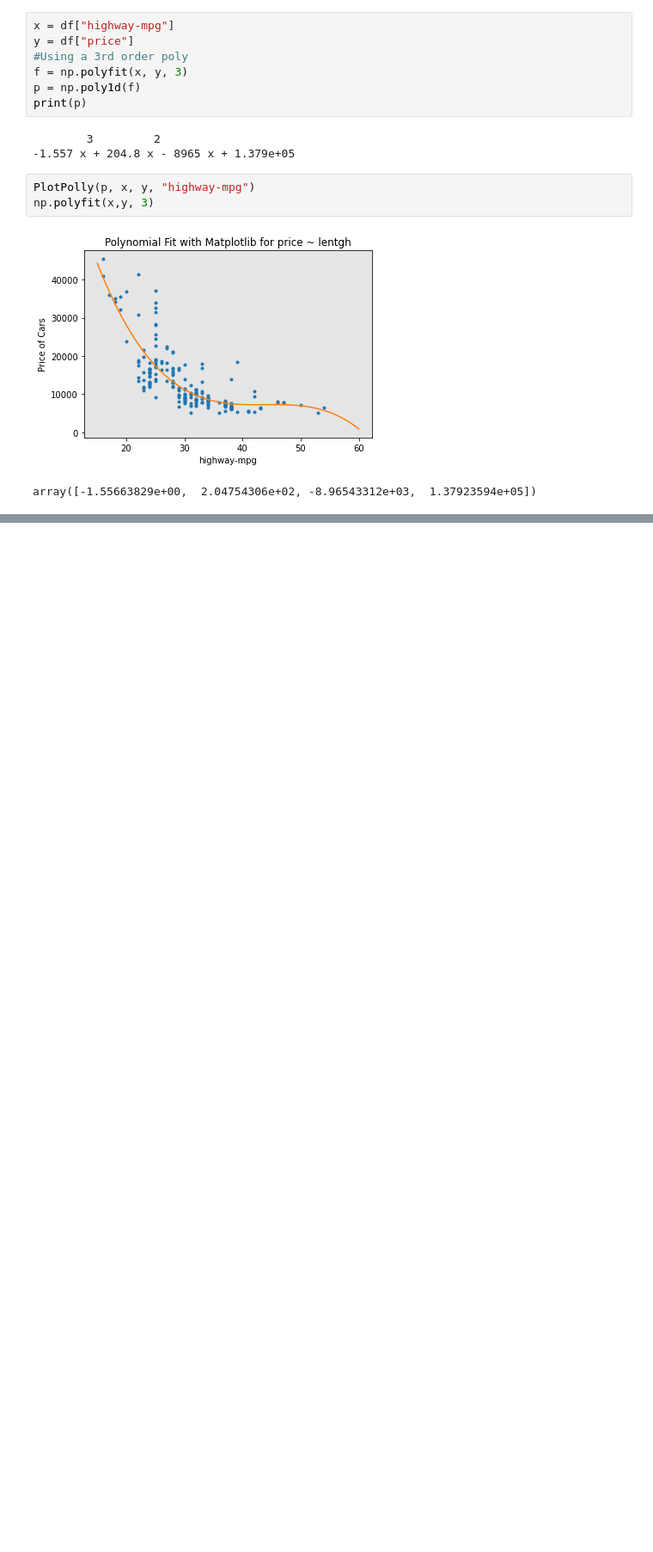
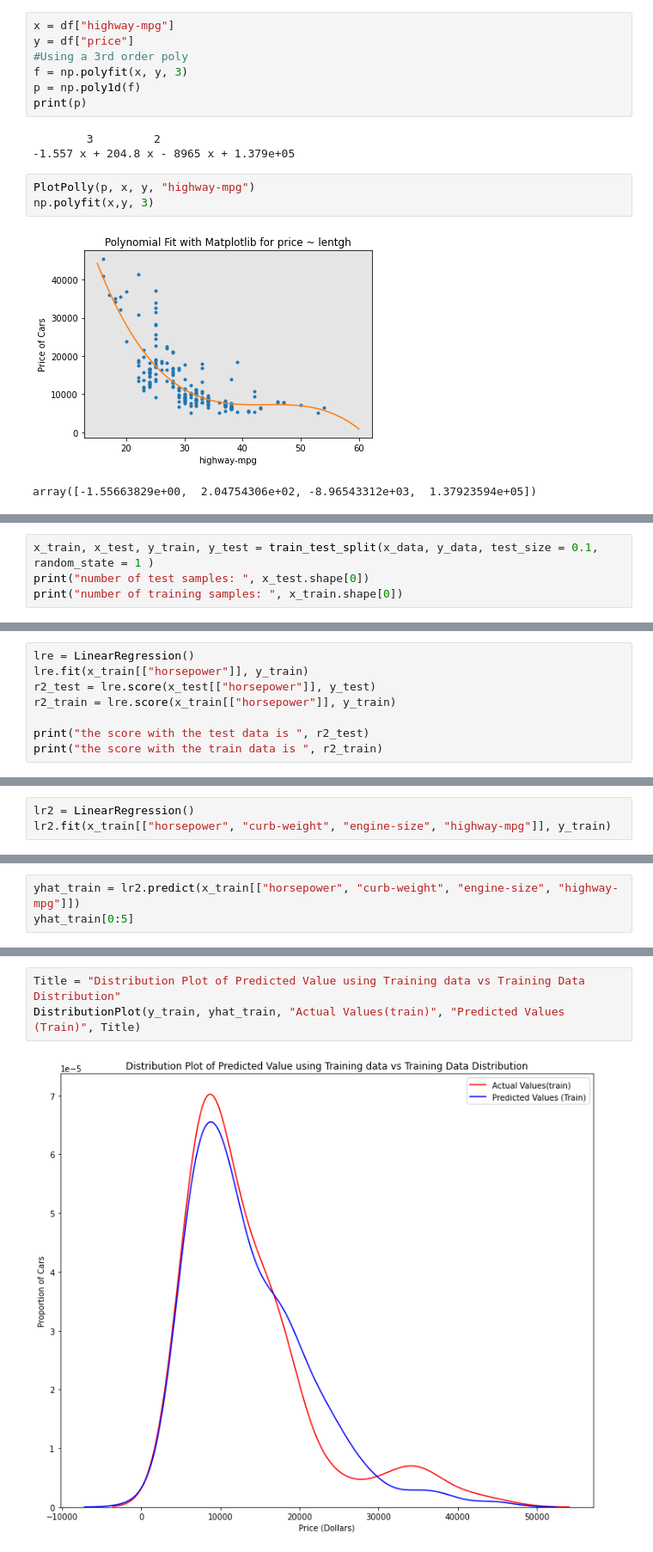
Before and after one commit to rodolphojung/Data-Science-and-Analytics, a Jupyter notebook: exploratory-data-analysis-correlating-car-prices.ipynb, the cells around one changed output, grey strips where cells are left out. Shown: that part at 86% size. Drawn from its saved outputs; the diff is of its cells as text; blank space fills up the shorter version.

Commit message:
Kaggle Notebook | Exploratory Data Analysis - Correlating Car Prices | Version 3

```diff
--- a/exploratory-data-analysis-correlating-car-prices.ipynb
+++ b/exploratory-data-analysis-correlating-car-prices.ipynb
@@ -459,0 +529,4 @@ array([-1.55663829e+00,  2.04754306e+02, -8.96543312e+03,  1.37923594e+05])
+# %%
+x_train, x_test, y_train, y_test = train_test_split(x_data, y_data, test_size = 0.1, random_state = 1 )
+print("number of test samples: ", x_test.shape[0])
+print("number of training samples: ", x_train.shape[0])
@@ -459,0 +538,8 @@ array([-1.55663829e+00,  2.04754306e+02, -8.96543312e+03,  1.37923594e+05])
+# %%
+lre = LinearRegression()
+lre.fit(x_train[["horsepower"]], y_train)
+r2_test = lre.score(x_test[["horsepower"]], y_test)
+r2_train = lre.score(x_train[["horsepower"]], y_train)
+
+print("the score with the test data is ", r2_test)
+print("the score with the train data is ", r2_train)
@@ -459,0 +564,3 @@ array([-1.55663829e+00,  2.04754306e+02, -8.96543312e+03,  1.37923594e+05])
+# %%
+lr2 = LinearRegression()
+lr2.fit(x_train[["horsepower", "curb-weight", "engine-size", "highway-mpg"]], y_train)
@@ -459,0 +569,3 @@ array([-1.55663829e+00,  2.04754306e+02, -8.96543312e+03,  1.37923594e+05])
+# %%
+yhat_train = lr2.predict(x_train[["horsepower", "curb-weight", "engine-size", "highway-mpg"]])
+yhat_train[0:5]
@@ -459,0 +583,5 @@ array([-1.55663829e+00,  2.04754306e+02, -8.96543312e+03,  1.37923594e+05])
+# %%
+Title = "Distribution Plot of Predicted Value using Training data vs Training Data Distribution"
+DistributionPlot(y_train, yhat_train, "Actual Values(train)", "Predicted Values (Train)", Title)
+# %% [output]
+[figure, added]
```
Also changed, not shown: parts of 71 cells of this notebook.
